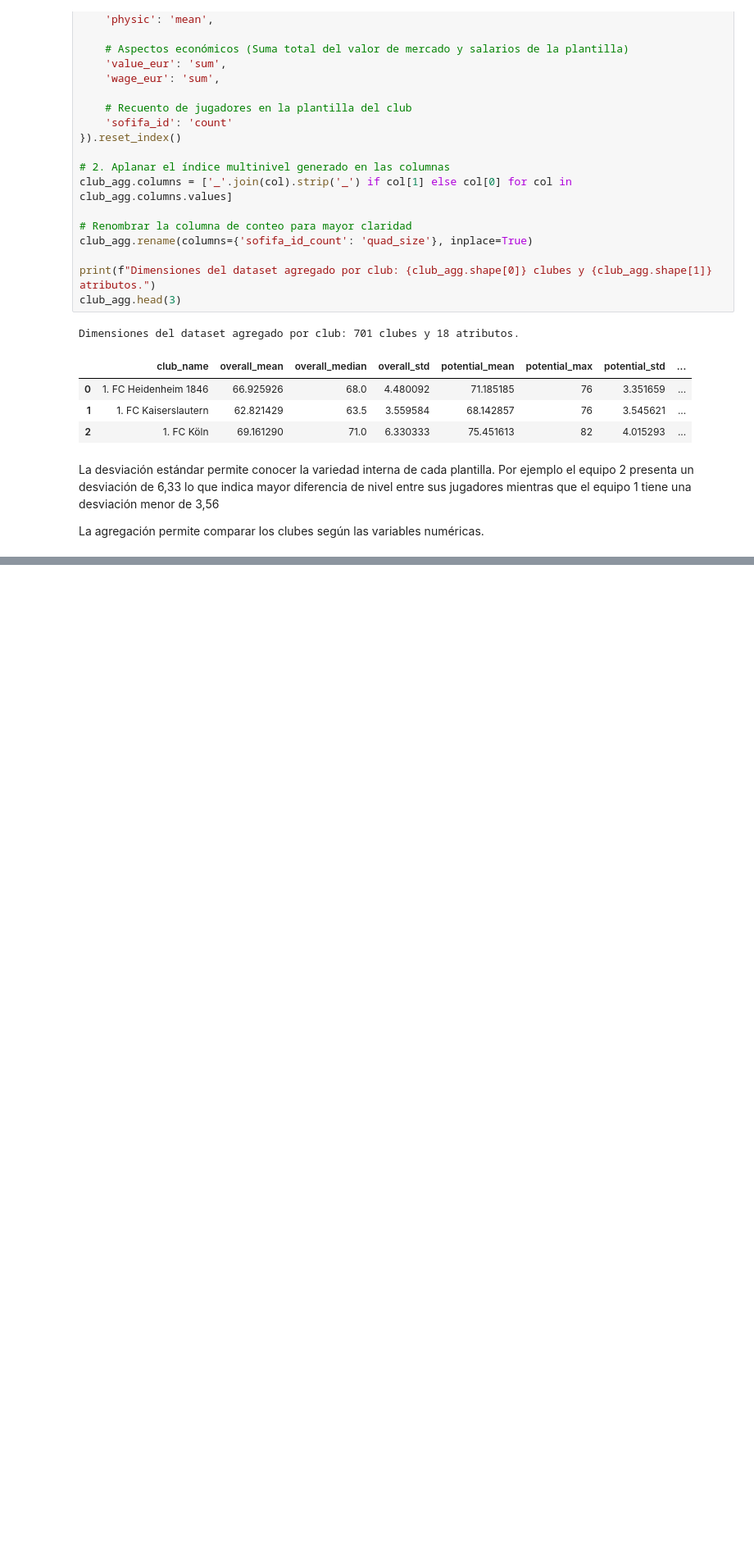
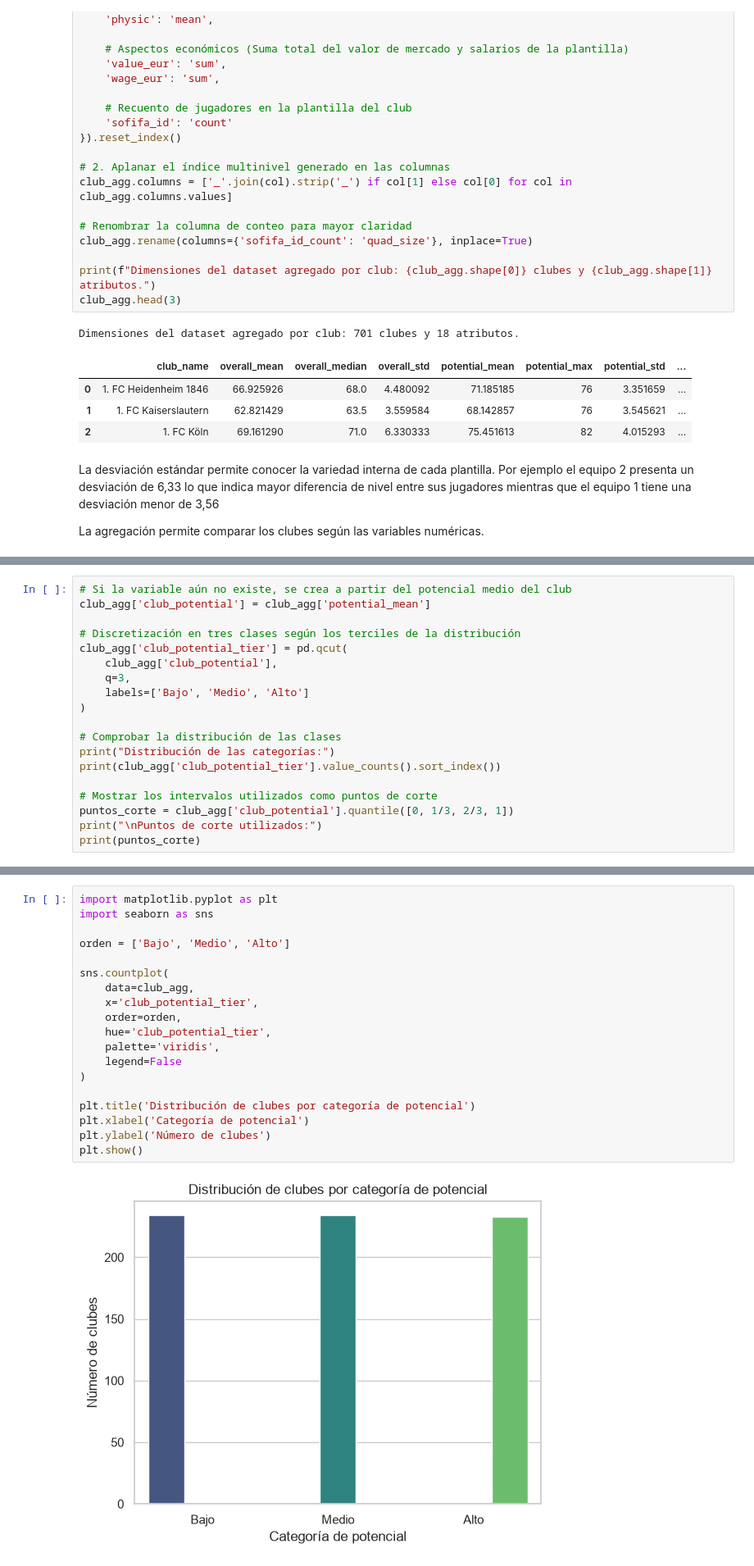
Before and after one commit to pedro-rodriguez-lopez/ML-Practica1-GrupoB9, a Jupyter notebook: PW1_E2_GRUPOB9.ipynb, the cells around one changed output, grey strips where cells are left out. Shown at 82% size. Cells and saved outputs as stored; diff of their text form; blank space fills up the shorter version.

Commit message:
Cuaderno 2 hasta el punto 2

```diff
--- a/PW1_E2_GRUPOB9.ipynb
+++ b/PW1_E2_GRUPOB9.ipynb
@@ -217,0 +223,19 @@ La agregación permite comparar los clubes según las variables numéricas.
+# %%
+# Si la variable aún no existe, se crea a partir del potencial medio del club
+club_agg['club_potential'] = club_agg['potential_mean']
+
+# Discretización en tres clases según los terciles de la distribución
+club_agg['club_potential_tier'] = pd.qcut(
+    club_agg['club_potential'],
+    q=3,
+    labels=['Bajo', 'Medio', 'Alto']
+)
+
+# Comprobar la distribución de las clases
+print("Distribución de las categorías:")
+print(club_agg['club_potential_tier'].value_counts().sort_index())
+
+# Mostrar los intervalos utilizados como puntos de corte
+puntos_corte = club_agg['club_potential'].quantile([0, 1/3, 2/3, 1])
+print("\nPuntos de corte utilizados:")
+print(puntos_corte)
@@ -217,0 +344,21 @@ La agregación permite comparar los clubes según las variables numéricas.
+# %%
+import matplotlib.pyplot as plt
+import seaborn as sns
+
+orden = ['Bajo', 'Medio', 'Alto']
+
+sns.countplot(
+    data=club_agg,
+    x='club_potential_tier',
+    order=orden,
+    hue='club_potential_tier',
+    palette='viridis',
+    legend=False
+)
+
+plt.title('Distribución de clubes por categoría de potencial')
+plt.xlabel('Categoría de potencial')
+plt.ylabel('Número de clubes')
+plt.show()
+# %% [output]
+[figure, added]
```
Also changed, not shown: parts of 37 cells of this notebook.
